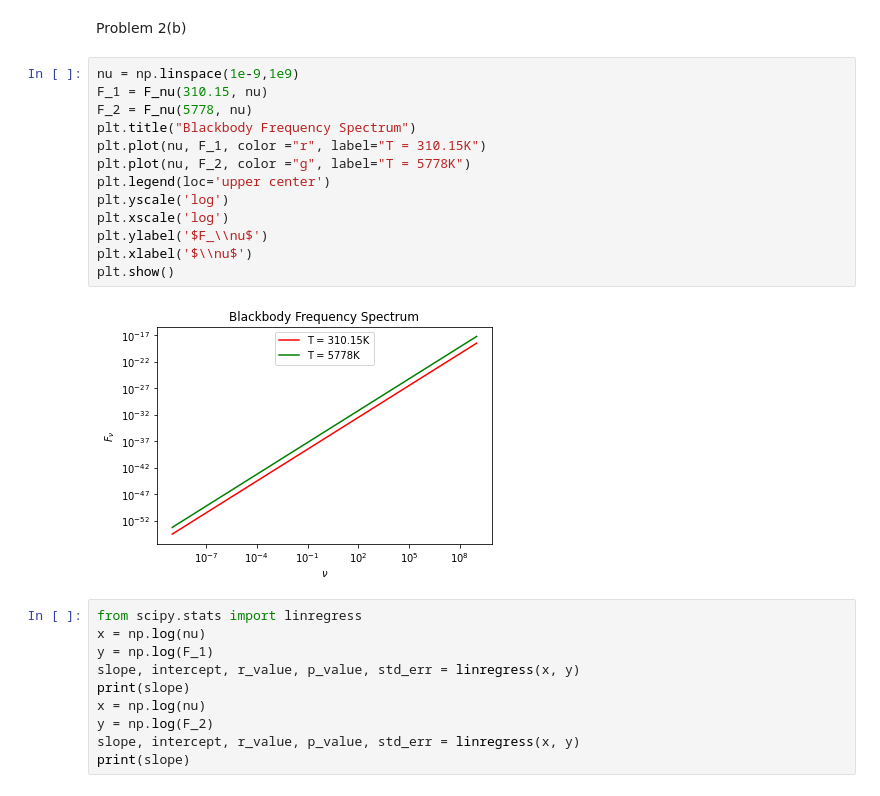
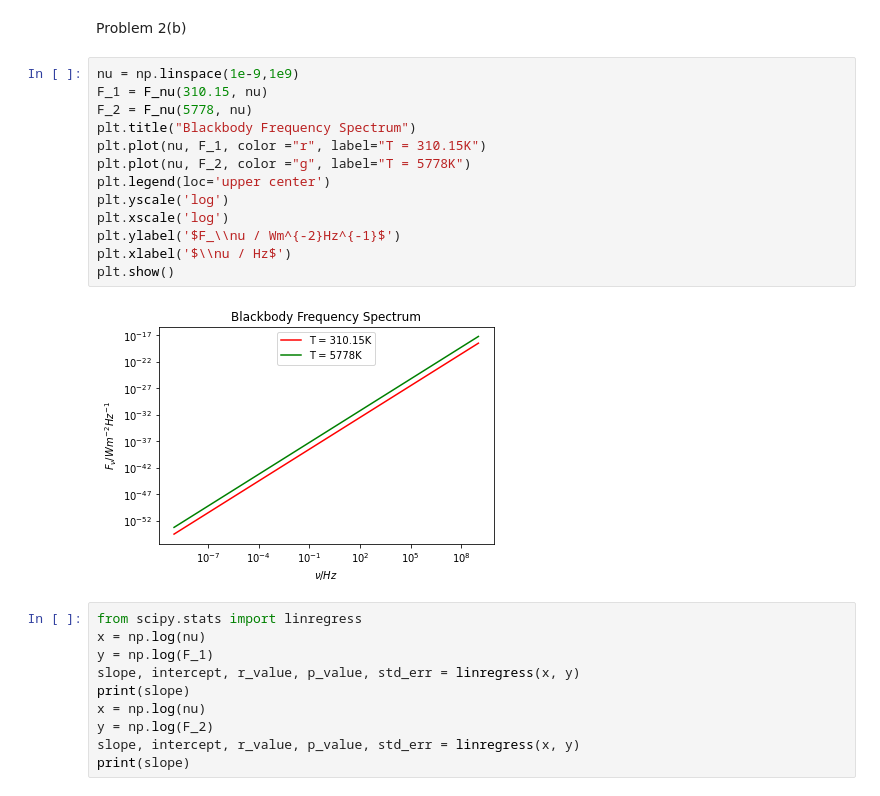
Before and after one commit to AmedeoAvogadro/PHYS29, a Jupyter notebook: notebooks/Yizhi_Jiao_Homework_5.ipynb, the cells around one changed output. Drawn from its saved outputs; the diff is of its cells as text.

```diff
--- a/notebooks/Yizhi_Jiao_Homework_5.ipynb
+++ b/notebooks/Yizhi_Jiao_Homework_5.ipynb
@@ -41,18 +41,18 @@ Problem 2(b)
 # %%
 nu = np.linspace(1e-9,1e9)
 F_1 = F_nu(310.15, nu)
 F_2 = F_nu(5778, nu)
 plt.title("Blackbody Frequency Spectrum")
 plt.plot(nu, F_1, color ="r", label="T = 310.15K")
 plt.plot(nu, F_2, color ="g", label="T = 5778K")
 plt.legend(loc='upper center')
 plt.yscale('log')
 plt.xscale('log')
-plt.ylabel('$F_\\nu$')
-plt.xlabel('$\\nu$')
+plt.ylabel('$F_\\nu / Wm^{-2}Hz^{-1}$')
+plt.xlabel('$\\nu / Hz$')
 plt.show()
 # %% [output]
-[figure, old version]
+[figure, new version]
 # %%
 from scipy.stats import linregress
 x = np.log(nu)
```
Also changed, not shown: parts of 5 cells of this notebook, 1 other file.
